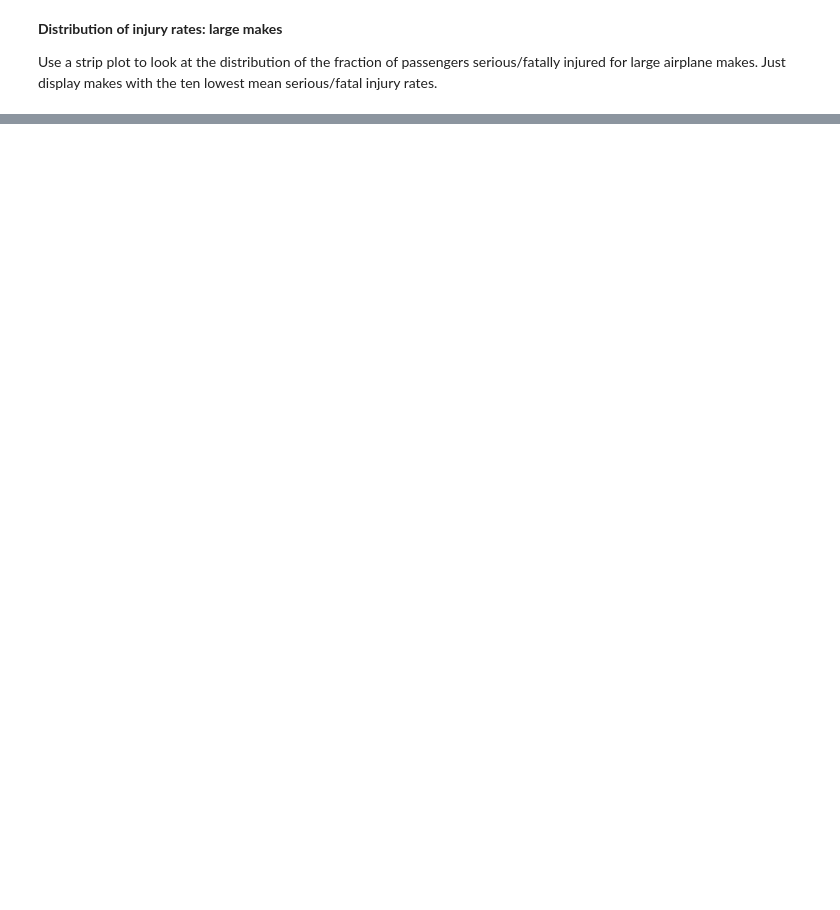
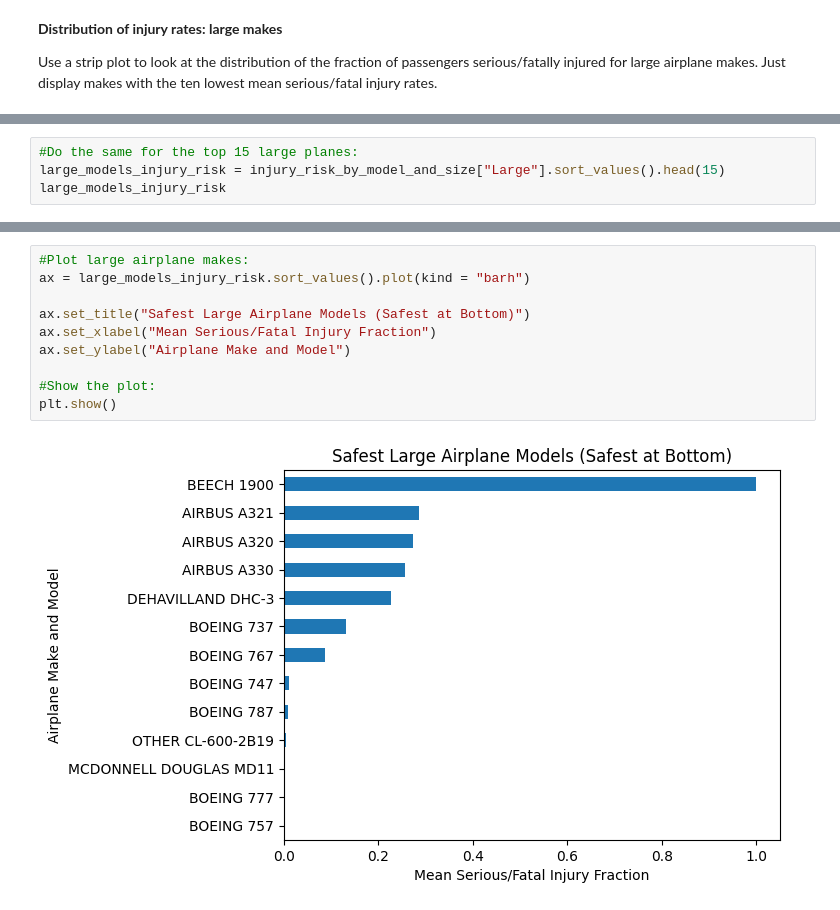
Before and after one commit to briansilberman/Summative-Lab---Data-Analysis---Jet-Airline-Safety, a Jupyter notebook: Aviation_Accidents_Data_Analysis.ipynb, the cells around one changed output, grey strips where cells are left out. Drawn from its saved outputs; the diff is of its cells as text; blank space fills up the shorter version.

```diff
--- a/Aviation_Accidents_Data_Analysis.ipynb
+++ b/Aviation_Accidents_Data_Analysis.ipynb
@@ -145,0 +352,4 @@ large_makes_destroyed_risk
+# %%
+#Do the same for the top 15 large planes:
+large_models_injury_risk = injury_risk_by_model_and_size["Large"].sort_values().head(15)
+large_models_injury_risk
@@ -145,0 +372,12 @@ large_makes_destroyed_risk
+# %%
+#Plot large airplane makes:
+ax = large_models_injury_risk.sort_values().plot(kind = "barh")
+
+ax.set_title("Safest Large Airplane Models (Safest at Bottom)")
+ax.set_xlabel("Mean Serious/Fatal Injury Fraction")
+ax.set_ylabel("Airplane Make and Model")
+
+#Show the plot:
+plt.show()
+# %% [output]
+[figure, added]
```
Also changed, not shown: parts of 48 cells of this notebook, 2 other files.
